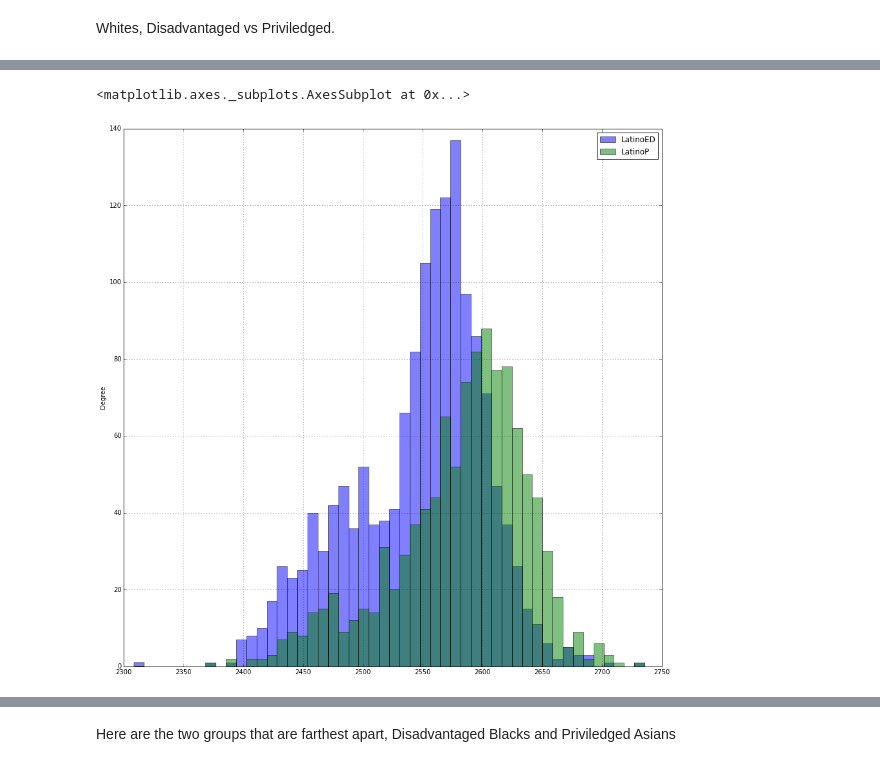
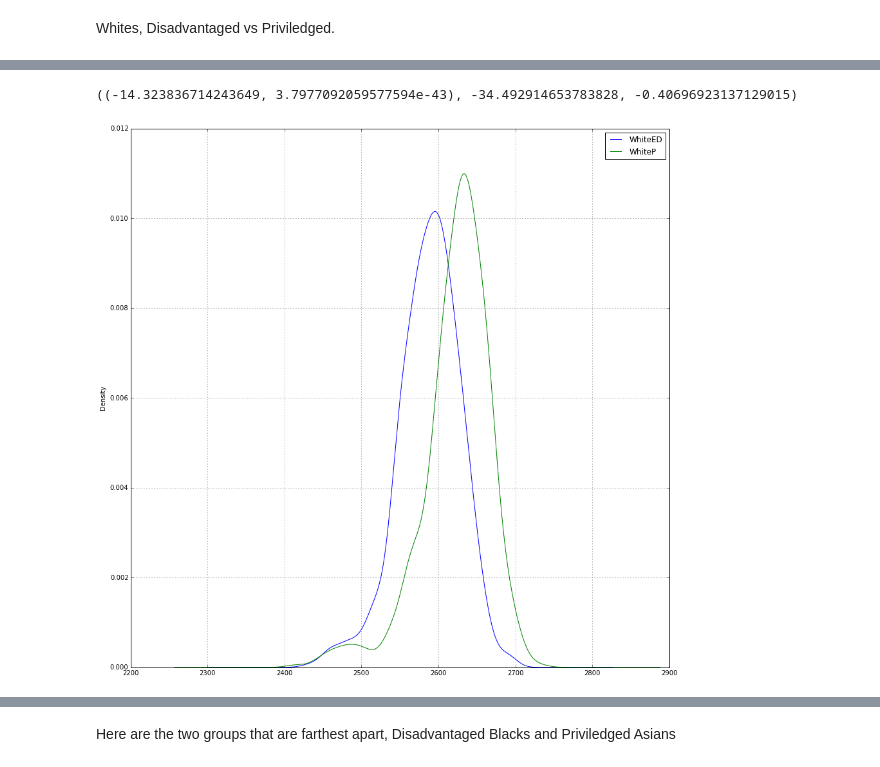
Before and after one commit to sandiegodata-projects/333-CAASPP, a Jupyter notebook: eric/Race-Eth Histograms.ipynb, the cells around one changed output, grey strips where cells are left out. Saved outputs shown, nothing was run; the diff lists cells and outputs as text; code cells hidden in the pictures.

```diff
--- a/eric/Race-Eth Histograms.ipynb
+++ b/eric/Race-Eth Histograms.ipynb
@@ -89,5 +116,5 @@ race_eth[['WhiteED','WhiteP']].plot(kind='hist', alpha=0.5, bins=50, figsize=(15
-# %%
-race_eth[['LatinoED','LatinoP']].plot(kind='hist', alpha=0.5, bins=50, figsize=(15,15))
-# %% [output]
-<matplotlib.axes._subplots.AxesSubplot at 0x...>
-[figure, removed]
+# %%
+test_plot(race_eth, 'WhiteED','WhiteP')
+# %% [output]
+((-14.323836714243649, 3.7977092059577594e-43), -34.492914653783828, -0.40696923137129015)
+[figure, added]
```
Also changed, not shown: parts of 22 cells of this notebook, 2 other files.
